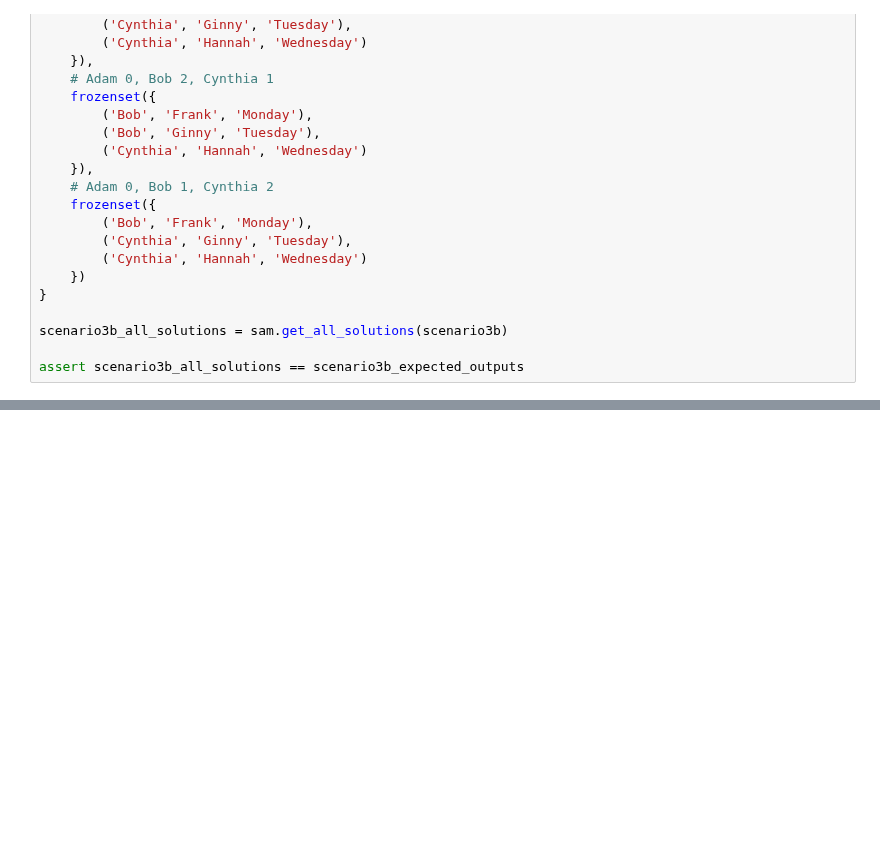
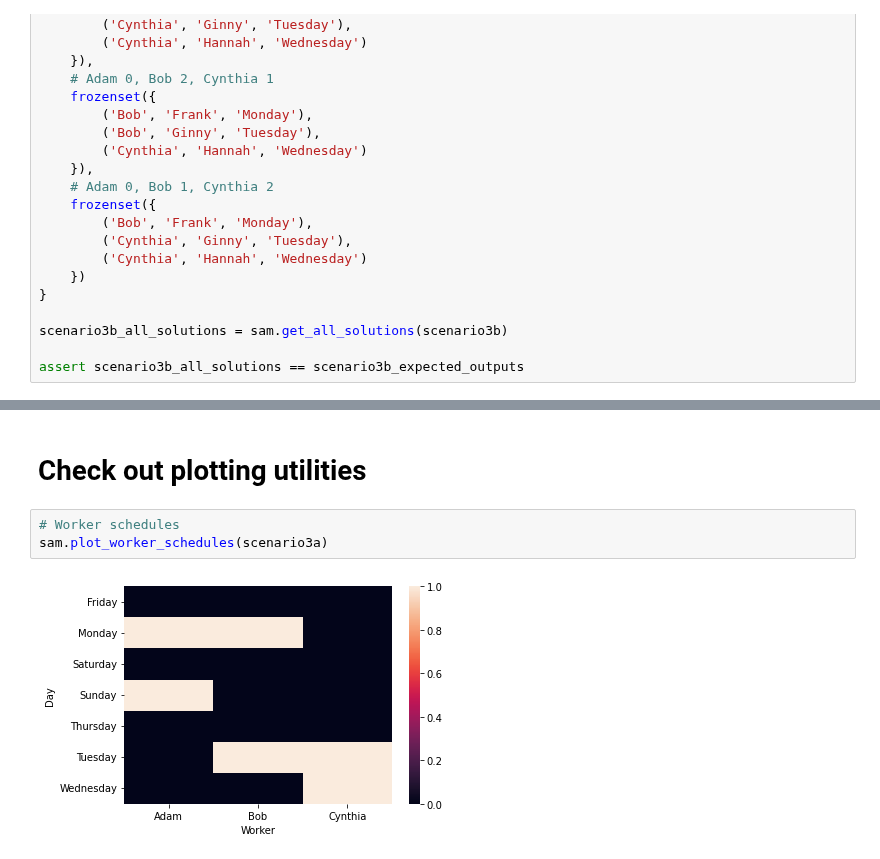
Before and after one commit to derek-damron/python_playground, a Jupyter notebook: modelling/optimization/pyomo_scheduling.ipynb, the cells around one changed output, grey strips where cells are left out. Saved outputs shown, nothing was run; the diff lists cells and outputs as text; blank space fills up the shorter version.

Commit message:
Optimization new test cases and plotting utils (#12)

```diff
--- a/modelling/optimization/pyomo_scheduling.ipynb
+++ b/modelling/optimization/pyomo_scheduling.ipynb
@@ -171,0 +262,7 @@ assert scenario3b_all_solutions == scenario3b_expected_outputs
+# %% [markdown]
+# Check out plotting utilities
+# %%
+# Worker schedules
+sam.plot_worker_schedules(scenario3a)
+# %% [output]
+[figure, added]
```
Also changed, not shown: parts of 4 cells of this notebook, 1 other file.
